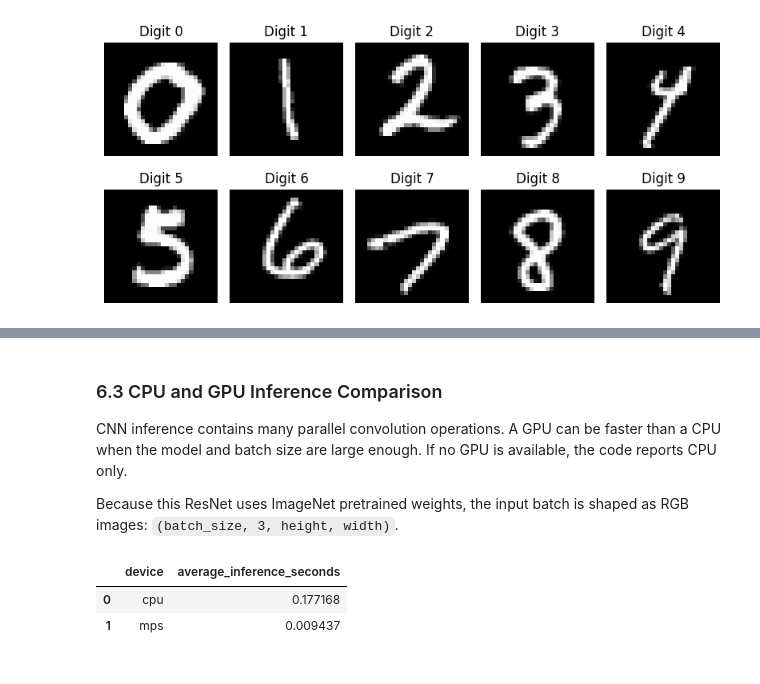
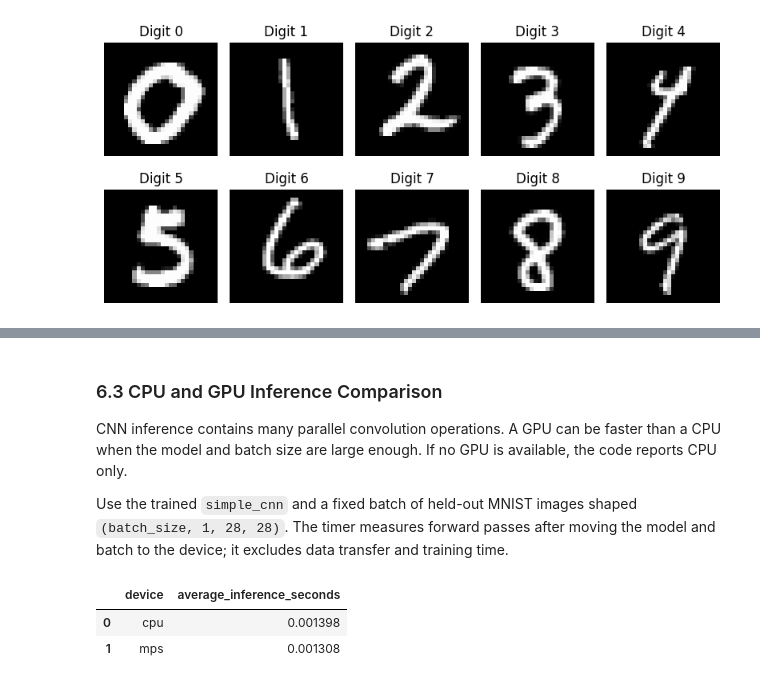
Before and after one commit to wlos/AI_SS, a Jupyter notebook: Session11 Deep Learning for Image Processing with CNNs.ipynb, the cells around one changed output, grey strips where cells are left out. Drawn from its saved outputs; the diff is of its cells as text; code cells hidden in the pictures.

```diff
--- a/Session11 Deep Learning for Image Processing with CNNs.ipynb
+++ b/Session11 Deep Learning for Image Processing with CNNs.ipynb
@@ -681,0 +605,27 @@ plt.show()  # Display predictions from the trained classifier on test images.
+# %%
+from sklearn.metrics import accuracy_score
+
+
+def predict_digits(model):
+    """Predict test digits in batches without updating model weights."""
+    model.eval()  # Evaluate the correct model, including the CNN.
+    prediction_batches = []
+    with torch.no_grad():  # Disable gradient tracking during evaluation.
+        for images, _ in test_loader:
+            logits = model(images.to(DEVICE))
+            prediction_batches.append(logits.argmax(dim=1).cpu())
+    return torch.cat(prediction_batches).numpy()
+
+
+comparison_rows = []
+test_predictions_by_model = {}
+for model_name, model in [("NN (MLP)", simple_nn), ("CNN", simple_cnn)]:
+    predictions = predict_digits(model)
+    test_predictions_by_model[model_name] = predictions
+    comparison_rows.append({
+        "model": model_name,
+        "trainable_parameters": sum(p.numel() for p in model.parameters() if p.requires_grad),
+        "test_accuracy": accuracy_score(test_labels, predictions),
+    })
+comparison_df = pd.DataFrame(comparison_rows)
+comparison_df
@@ -684,7 +667,7 @@ plt.show()  # Display predictions from the trained classifier on test images.
 
 CNN inference contains many parallel convolution operations. A GPU can be faster than a CPU when the model and batch size are large enough. If no GPU is available, the code reports CPU only.
 
-Because this ResNet uses ImageNet pretrained weights, the input batch is shaped as RGB images: `(batch_size, 3, height, width)`.
+Use the trained `simple_cnn` and a fixed batch of held-out MNIST images shaped `(batch_size, 1, 28, 28)`. The timer measures forward passes after moving the model and batch to the device; it excludes data transfer and training time.
 # %%
 # Import timing utilities only for the CPU/GPU inference comparison.
 import time
@@ -713,41 +696,39 @@ def time_inference(model: nn.Module, batch: torch.Tensor, device: str, repeats:
 
         start = time.perf_counter()
         for _ in range(repeats):
             _ = model(batch)
         synchronise(device)
         end = time.perf_counter()
 
     return (end - start) / repeats
 
 
-# Use RGB-shaped inputs because pretrained ResNet expects three-channel images.
-# A smaller 64 x 64 size keeps this timing demo quick for a notebook.
+# Use real greyscale test images with the CNN's expected 28 × 28 shape.
 TIMING_BATCH_SIZE = 16
-TIMING_IMAGE_SIZE = 64
 TIMING_REPEATS = 5  # Average several timed forward passes.
-sample_batch = torch.randn(TIMING_BATCH_SIZE, 3, TIMING_IMAGE_SIZE, TIMING_IMAGE_SIZE)
+sample_batch = test_images[:TIMING_BATCH_SIZE]
 
 # Always test CPU. Add GPU only if PyTorch can see one.
 devices = ["cpu"]
 if torch.cuda.is_available():
     devices.append("cuda")
 elif torch.backends.mps.is_available():
     devices.append("mps")
 
 # Time inference on each available device and collect results in a DataFrame.
 timing_rows = []
 for device in devices:
-    seconds = time_inference(resnet18, sample_batch, device, repeats=TIMING_REPEATS)
+    seconds = time_inference(simple_cnn, sample_batch, device, repeats=TIMING_REPEATS)
     timing_rows.append({"device": device, "average_inference_seconds": seconds})
 
 # Move the model back to the default device for later cells.
-resnet18 = resnet18.to(DEVICE)
+simple_cnn = simple_cnn.to(DEVICE)
 timing_df = pd.DataFrame(timing_rows)
 timing_df
 # %% [output]
 |  | device | average_inference_seconds |
-| 0 | cpu | 0.177168 |
-| 1 | mps | 0.009437 |
+| 0 | cpu | 0.001398 |
+| 1 | mps | 0.001308 |
 # %% [markdown]
 ## 7 - Image Style Transfer
 
```
Also changed, not shown: parts of 22 cells of this notebook, 6 other files.
